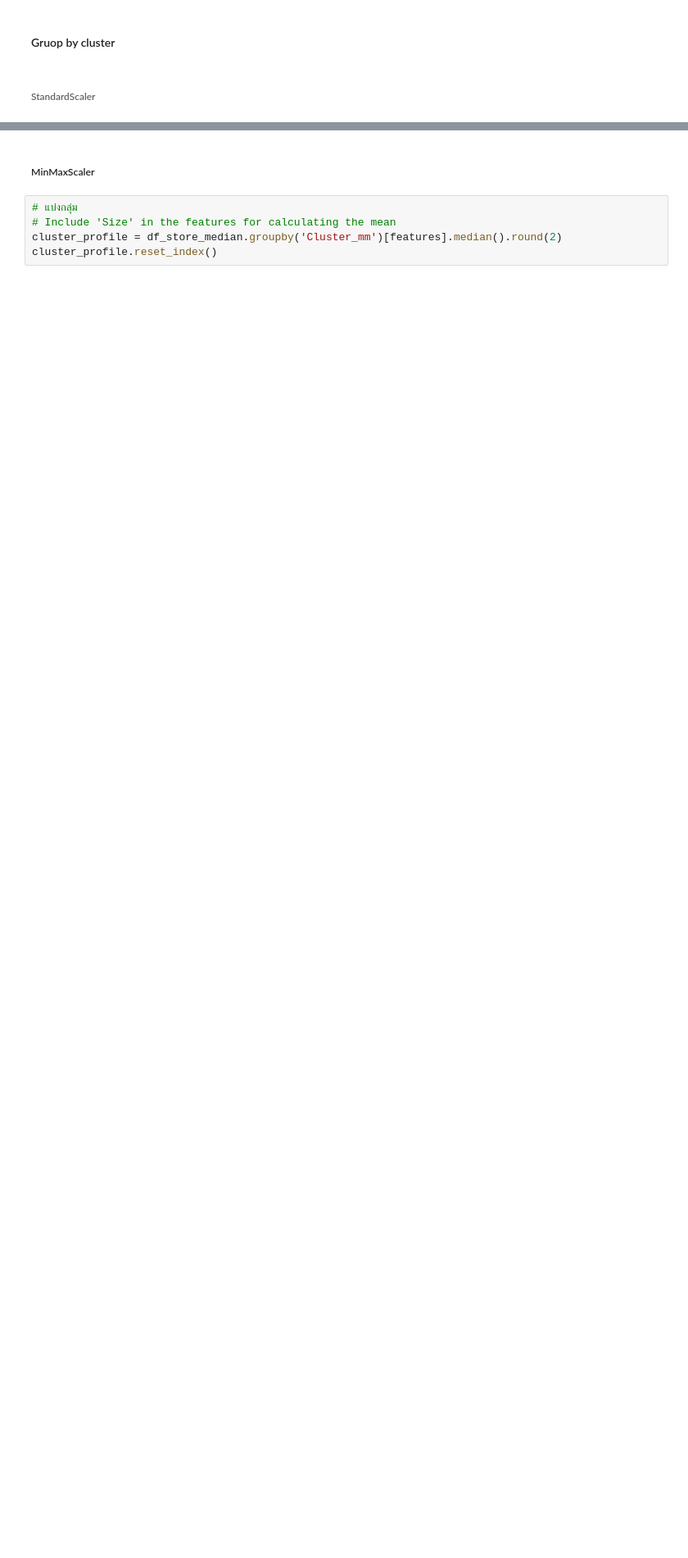
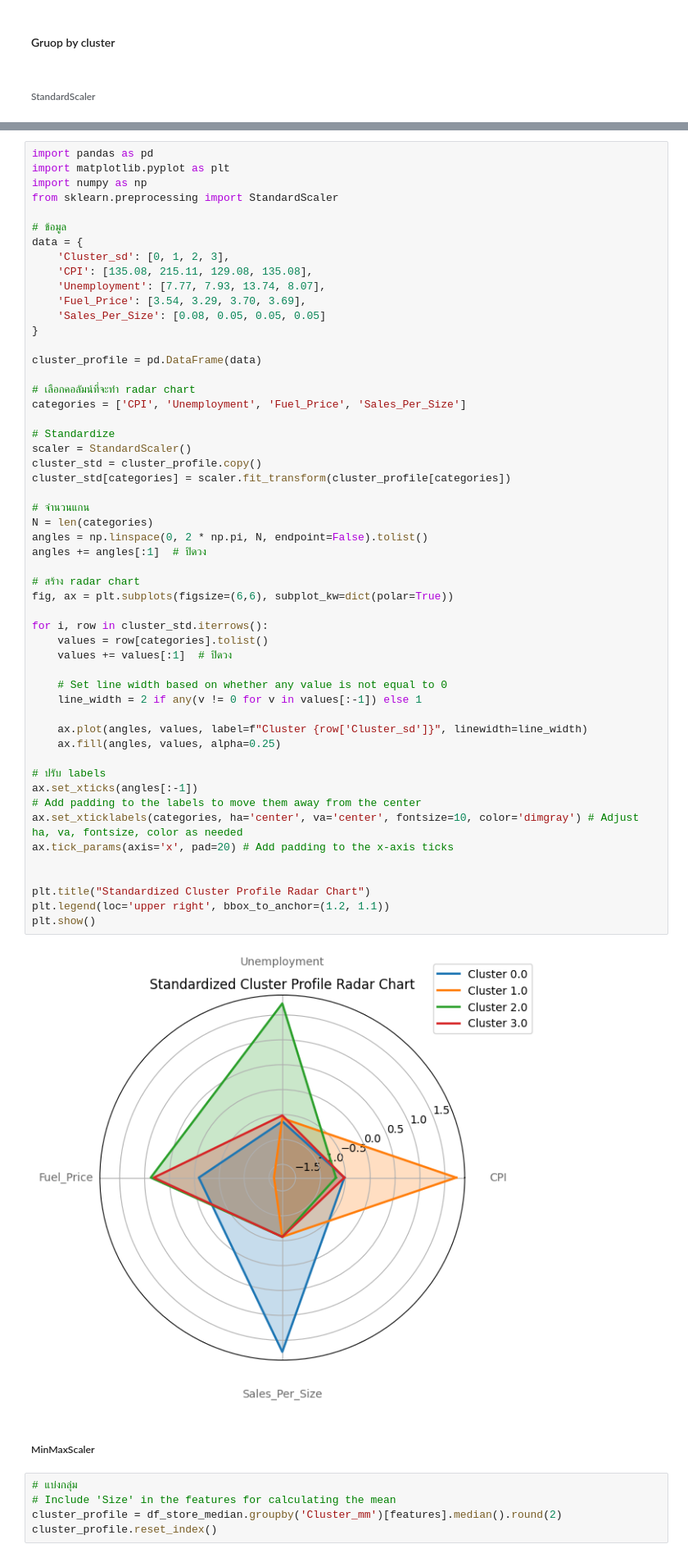
Before and after one commit to jangInw007/A4-Data-Analytics-and-Modeling, a Jupyter notebook: Group_A4_Data_Analytics_and_Modeling.ipynb, the cells around one changed output, grey strips where cells are left out. Shown at 82% size. Drawn from its saved outputs; the diff is of its cells as text; blank space fills up the shorter version.

```diff
--- a/Group_A4_Data_Analytics_and_Modeling.ipynb
+++ b/Group_A4_Data_Analytics_and_Modeling.ipynb
@@ -575,6 +553,61 @@ cluster_profile.reset_index()
 | 1 | 1 | 215.11 | 7.93 | 3.29 | 0.05 |
 | 2 | 2 | 129.08 | 13.74 | 3.70 | 0.05 |
 | 3 | 3 | 135.08 | 8.07 | 3.69 | 0.05 |
+# %%
+import pandas as pd
+import matplotlib.pyplot as plt
+import numpy as np
+from sklearn.preprocessing import StandardScaler
+
+# ข้อมูล
+data = {
+    'Cluster_sd': [0, 1, 2, 3],
+    'CPI': [135.08, 215.11, 129.08, 135.08],
+    'Unemployment': [7.77, 7.93, 13.74, 8.07],
+    'Fuel_Price': [3.54, 3.29, 3.70, 3.69],
+    'Sales_Per_Size': [0.08, 0.05, 0.05, 0.05]
+}
+
+cluster_profile = pd.DataFrame(data)
+
+# เลือกคอลัมน์ที่จะทำ radar chart
+categories = ['CPI', 'Unemployment', 'Fuel_Price', 'Sales_Per_Size']
+
+# Standardize
+scaler = StandardScaler()
+cluster_std = cluster_profile.copy()
+cluster_std[categories] = scaler.fit_transform(cluster_profile[categories])
+
+# จำนวนแกน
+N = len(categories)
+angles = np.linspace(0, 2 * np.pi, N, endpoint=False).tolist()
+angles += angles[:1]  # ปิดวง
+
+# สร้าง radar chart
+fig, ax = plt.subplots(figsize=(6,6), subplot_kw=dict(polar=True))
+
+for i, row in cluster_std.iterrows():
+    values = row[categories].tolist()
+    values += values[:1]  # ปิดวง
+
+    # Set line width based on whether any value is not equal to 0
+    line_width = 2 if any(v != 0 for v in values[:-1]) else 1
+
+    ax.plot(angles, values, label=f"Cluster {row['Cluster_sd']}", linewidth=line_width)
+    ax.fill(angles, values, alpha=0.25)
+
+# ปรับ labels
+ax.set_xticks(angles[:-1])
+# Add padding to the labels to move them away from the center
+ax.set_xticklabels(categories, ha='center', va='center', fontsize=10, color='dimgray') # Adjust ha, va, fontsize, color as needed
+ax.tick_params(axis='x', pad=20) # Add padding to the x-axis ticks
+
+
+plt.title("Standardized Cluster Profile Radar Chart")
+plt.legend(loc='upper right', bbox_to_anchor=(1.2, 1.1))
+plt.show()
+# %% [output]
+[figure, added]
 # %% [markdown]
 ##### MinMaxScaler
 # %%
```
Also changed, not shown: parts of 6 cells of this notebook.
